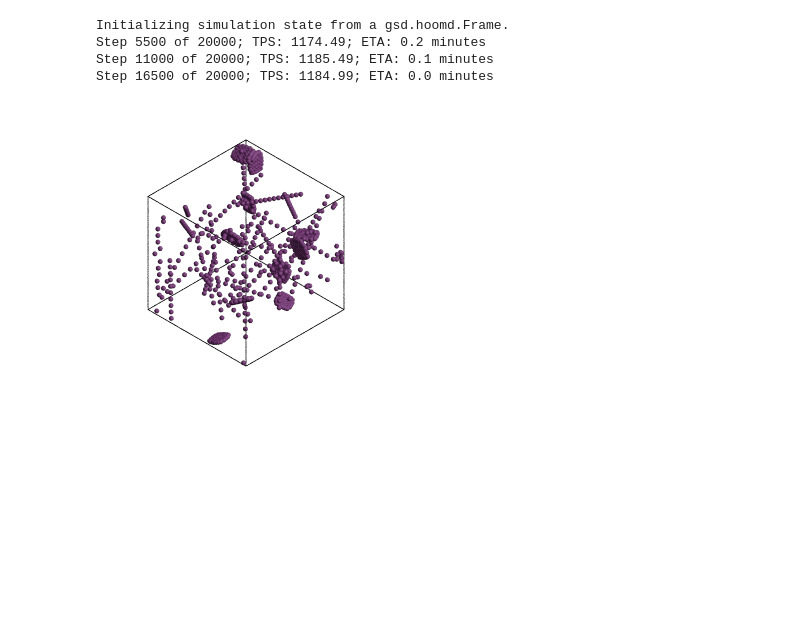
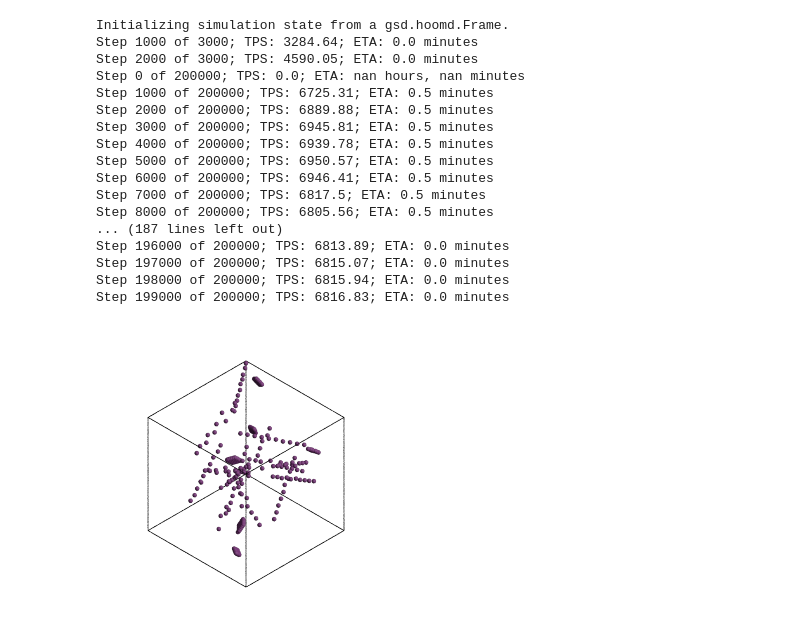
Before and after one commit to eridanirojas/mxene, a Jupyter notebook: ej_flakes.ipynb, the cells around one changed output. Cells and saved outputs as stored; diff of their text form; code cells hidden in the pictures; blank space fills up the shorter version.

Commit message:
flake geometry fixed; ramp kT to avoid system freezing; more importantly, flakes MOVE

```diff
--- a/ej_flakes.ipynb
+++ b/ej_flakes.ipynb
@@ -38,17 +38,12 @@ class Graphene(System):
         periodicity=(True, True, False),
     ):
         surface = mb.Compound(periodicity=periodicity)
-        scale = 1.0 # CHANGE THIS TO SCALE!!
-        spacings = [s * scale for s in [0.425, 0.246, 0.35]]
-        points = [
-            [1 / 6, 0, 0],
-            [1 / 2, 0, 0],
-            [0, 1 / 2, 0],
-            [2 / 3, 1 / 2, 0],
-        ]
+        scale = 0.246 # 1.0 for testing, 0.246 for graphene bond lengths
+        spacings = [s * scale for s in [1.0, 1.0, 1.0]]
+        points = [[0, 0, 0], [2/3, 1/3, 0]]
         lattice = Lattice(
             lattice_spacing=spacings,
-            angles=[90, 90, 90],
+            angles=[90, 90, 120],
             lattice_points={"A": points},
         )
         carbon = Compound(name="C", element="C")
@@ -56,7 +51,7 @@ class Graphene(System):
             compound_dict={"A": carbon}, x=x_repeat, y=y_repeat, z=n_layers
         )
         surface.add(layers)
-        surface.freud_generate_bonds("C", "C", dmin=0.14*scale, dmax=0.145*scale)
+        surface.freud_generate_bonds("C", "C", dmin=0.3*scale, dmax=0.6*scale)
         surface_mol = Molecule(num_mols=1, compound=surface)
         super(Graphene, self).__init__(
             molecules=[surface_mol],
@@ -67,6 +62,8 @@ class Graphene(System):
         return self.all_molecules[0]
 # %%
 #OK, so we want to initialize a system with some chains and some flakes
-kg_chain = LJChain(lengths=[10,15],num_mols=[20,10])
-sheet = Graphene(x_repeat=5, y_repeat=5, n_layers=1, periodicity=(False,False,False))
-system = Pack(molecules=[Molecule(compound=sheet.all_molecules[0], num_mols=10), kg_chain], density=0.5)
+kg_chain = LJChain(lengths=10,num_mols=15)
+sheet = Graphene(x_repeat=5, y_repeat=5, n_layers=1, periodicity=(False, False, False))
+system = Pack(molecules=[Molecule(compound=sheet.all_molecules[0], num_mols=5), kg_chain], density=0.1)
+# %%
+s = 0.246 # 1.0 for scaling
@@ -73,24 +72,39 @@ system = Pack(molecules=[Molecule(compound=sheet.all_molecules[0], num_mols=10),
 # %%
 ff = BeadSpring(r_cut=2.5,
-        beads={"A": dict(epsilon=.1, sigma=1.0),
-               "C": dict(epsilon=0.1, sigma=1.0)},
-        bonds={"C-C": dict(r0=1.425, k=0.01), "A-A": dict(r0=1.1, k=0.01)},
+        beads={"A": dict(epsilon=.05, sigma=1.0*s),
+               "C": dict(epsilon=0.05, sigma=1.0*s)},
+        bonds={"C-C": dict(r0=0.57736*s, k=500), "A-A": dict(r0=1.1, k=0.01)},
         angles={"A-A-A": dict(t0=np.pi, k=0.1),
-                "C-C-C": dict(t0=2*np.pi/3., k=0.1)},
+                "C-C-C": dict(t0=2*np.pi/3., k=500)},
         dihedrals={"A-A-A-A": dict(phi0=0.0, k=0.1, d=-1, n=1), "C-C-C-C": dict(phi0=0.1, k=0.1, d=-1, n=1)})
-sim = Simulation(initial_state=system.hoomd_snapshot, forcefield=ff.hoomd_forces, device=cpu, dt = 0.0001)
-sim.run_NVT(n_steps=2e4,kT=2, tau_kt = 0.1) #short for initial testing
+sim = Simulation(initial_state=system.hoomd_snapshot, forcefield=ff.hoomd_forces, device=cpu, dt = 0.001, gsd_write_freq=int(1000))
+#sim.state.thermalize_particle_momenta(filter=hoomd.filter.All(), kT=1.0)
+sim.run_NVT(n_steps=3000,kT=0.1, tau_kt = 0.1) #short for initial testing
+sim.run_NVT(n_steps=2e5,kT=2, tau_kt = 0.1) #short for initial testing
 sim.flush_writers()
 sim_visualizer = FresnelGSD(gsd_file="trajectory.gsd", frame=2, view_axis=(1, 1, 1))
 sim_visualizer.view()
 # dt of .0001 is as big as we can get with the current parameterization
 #Issues:
 # Graphene flakes are initialized way too small, or the bond lengths are wrong
 # Need to double-check all the bonds, angle, dihedral parameters
 # then need to go back and get some chain lengths and flake sizes right.
 # %% [output]
 Initializing simulation state from a gsd.hoomd.Frame.
-Step 5500 of 20000; TPS: 1174.49; ETA: 0.2 minutes
-Step 11000 of 20000; TPS: 1185.49; ETA: 0.1 minutes
-Step 16500 of 20000; TPS: 1184.99; ETA: 0.0 minutes
+Step 1000 of 3000; TPS: 3284.64; ETA: 0.0 minutes
+Step 2000 of 3000; TPS: 4590.05; ETA: 0.0 minutes
+Step 0 of 200000; TPS: 0.0; ETA: nan hours, nan minutes
+Step 1000 of 200000; TPS: 6725.31; ETA: 0.5 minutes
+Step 2000 of 200000; TPS: 6889.88; ETA: 0.5 minutes
+Step 3000 of 200000; TPS: 6945.81; ETA: 0.5 minutes
+Step 4000 of 200000; TPS: 6939.78; ETA: 0.5 minutes
+Step 5000 of 200000; TPS: 6950.57; ETA: 0.5 minutes
+Step 6000 of 200000; TPS: 6946.41; ETA: 0.5 minutes
+Step 7000 of 200000; TPS: 6817.5; ETA: 0.5 minutes
+Step 8000 of 200000; TPS: 6805.56; ETA: 0.5 minutes
+... (187 lines left out)
+Step 196000 of 200000; TPS: 6813.89; ETA: 0.0 minutes
+Step 197000 of 200000; TPS: 6815.07; ETA: 0.0 minutes
+Step 198000 of 200000; TPS: 6815.94; ETA: 0.0 minutes
+Step 199000 of 200000; TPS: 6816.83; ETA: 0.0 minutes
-[figure, old version]
+[figure, new version]
```
Also changed, not shown: parts of 1 cell of this notebook, 4 other files.
